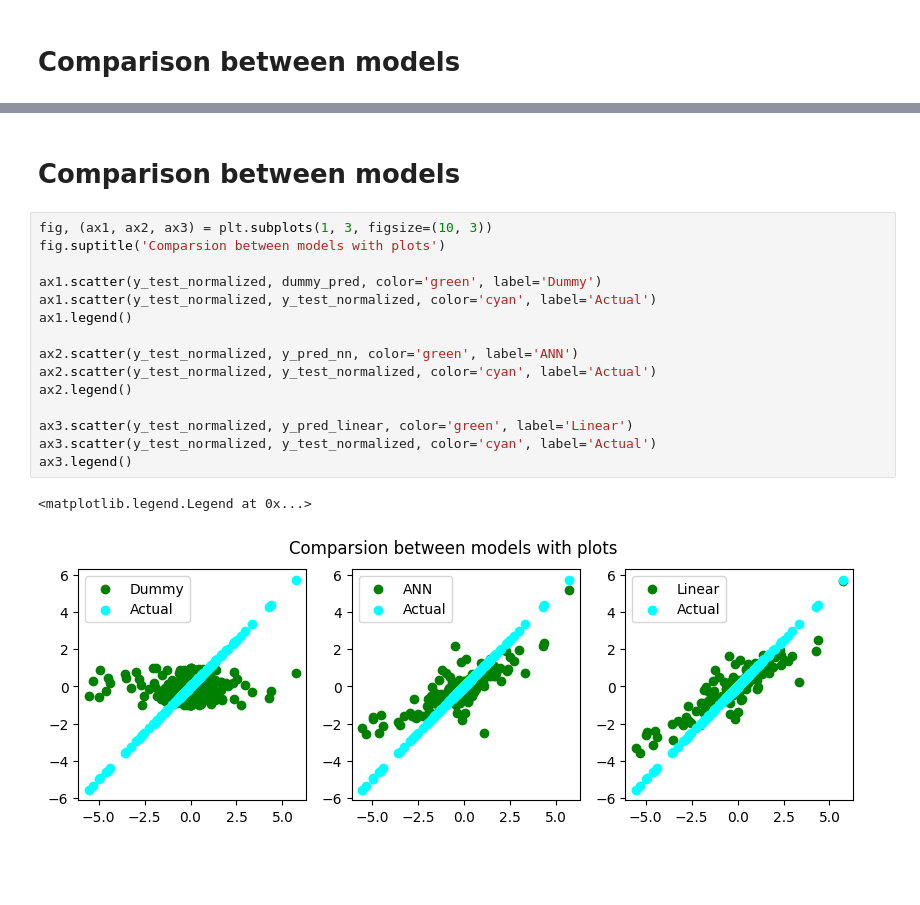
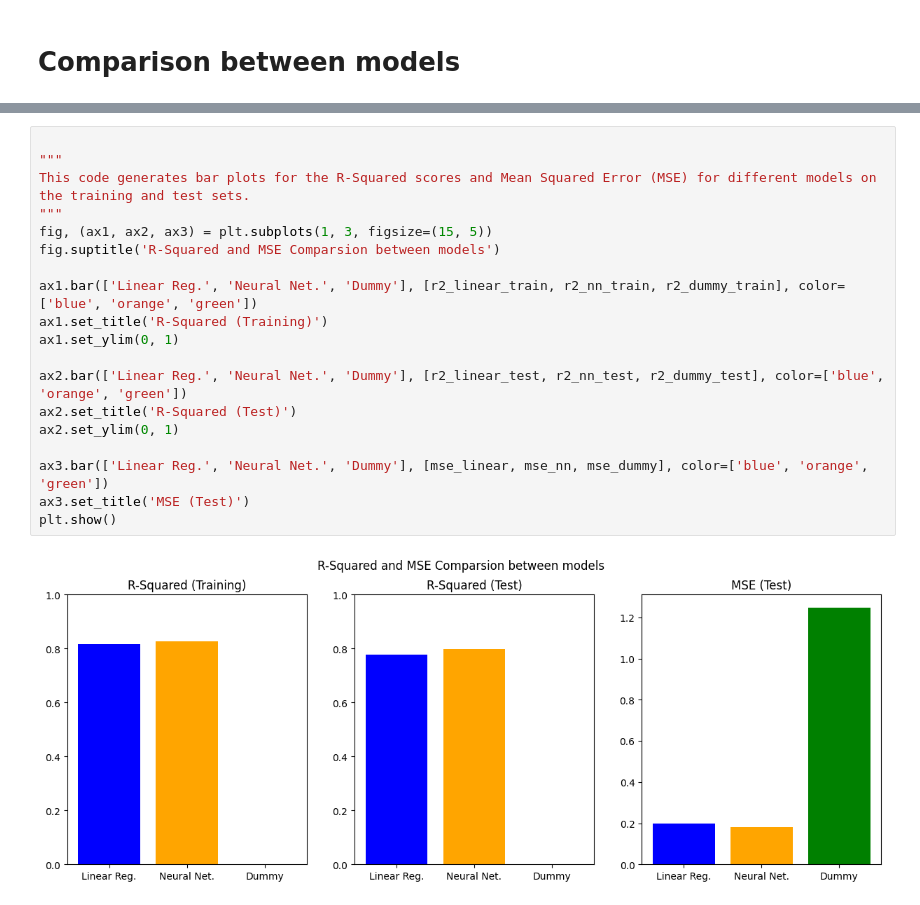
Before and after one commit to elonezra/deeplearningproject, a Jupyter notebook: final_project_deep_learning_course.ipynb, the cells around one changed output, grey strips where cells are left out. Drawn from its saved outputs; the diff is of its cells as text; blank space fills up the shorter version.

```diff
--- a/final_project_deep_learning_course.ipynb
+++ b/final_project_deep_learning_course.ipynb
@@ -903,20 +528,21 @@ TypeError: 'float' object is not subscriptable
-# %% [markdown]
-# Comparison between models
-# %%
-fig, (ax1, ax2, ax3) = plt.subplots(1, 3, figsize=(10, 3))
-fig.suptitle('Comparsion between models with plots')
-
-ax1.scatter(y_test_normalized, dummy_pred, color='green', label='Dummy')
-ax1.scatter(y_test_normalized, y_test_normalized, color='cyan', label='Actual')
-ax1.legend()
-
-ax2.scatter(y_test_normalized, y_pred_nn, color='green', label='ANN')
-ax2.scatter(y_test_normalized, y_test_normalized, color='cyan', label='Actual')
-ax2.legend()
-
-ax3.scatter(y_test_normalized, y_pred_linear, color='green', label='Linear')
-ax3.scatter(y_test_normalized, y_test_normalized, color='cyan', label='Actual')
-ax3.legend()
-# %% [output]
-<matplotlib.legend.Legend at 0x...>
-[figure, removed]
+# %%
+
+"""
+This code generates bar plots for the R-Squared scores and Mean Squared Error (MSE) for different models on the training and test sets.
+"""
+fig, (ax1, ax2, ax3) = plt.subplots(1, 3, figsize=(15, 5))
+fig.suptitle('R-Squared and MSE Comparsion between models')
+
+ax1.bar(['Linear Reg.', 'Neural Net.', 'Dummy'], [r2_linear_train, r2_nn_train, r2_dummy_train], color=['blue', 'orange', 'green'])
+ax1.set_title('R-Squared (Training)')
+ax1.set_ylim(0, 1)
+
+ax2.bar(['Linear Reg.', 'Neural Net.', 'Dummy'], [r2_linear_test, r2_nn_test, r2_dummy_test], color=['blue', 'orange', 'green'])
+ax2.set_title('R-Squared (Test)')
+ax2.set_ylim(0, 1)
+
+ax3.bar(['Linear Reg.', 'Neural Net.', 'Dummy'], [mse_linear, mse_nn, mse_dummy], color=['blue', 'orange', 'green'])
+ax3.set_title('MSE (Test)')
+plt.show()
+# %% [output]
+[figure, added]
```
Also changed, not shown: parts of 34 cells of this notebook, 6 other files.
